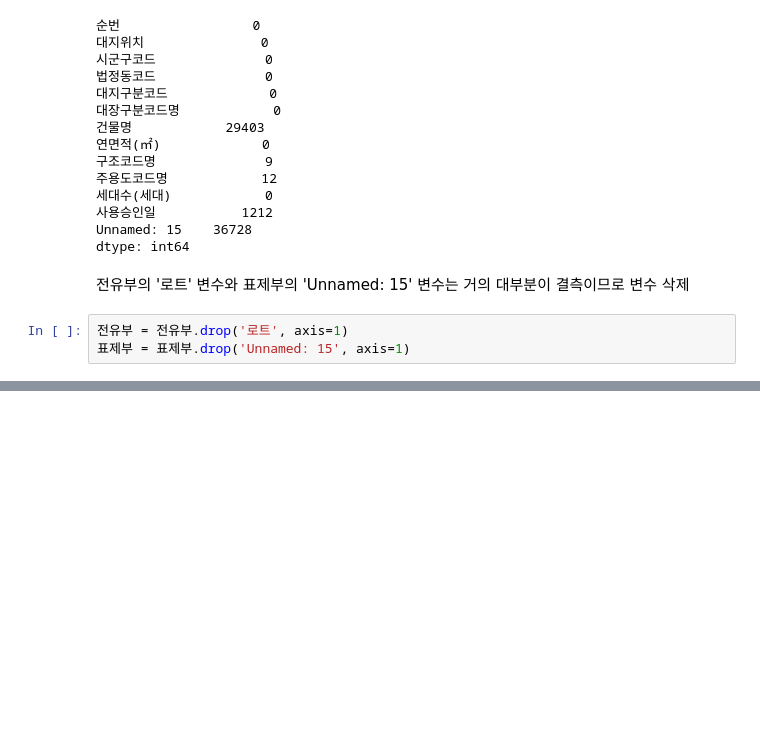
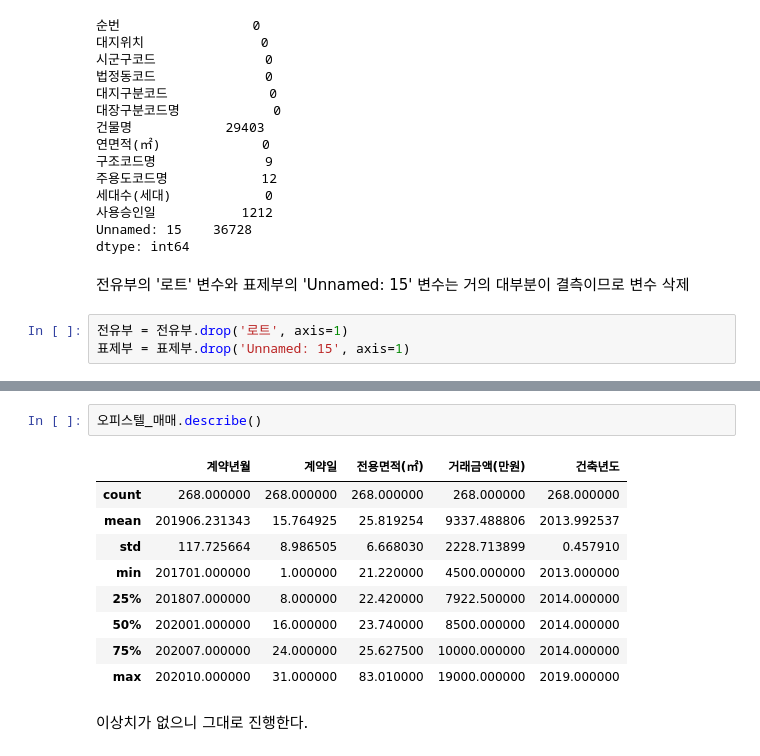
Before and after one commit to oni-ss/competition, a Jupyter notebook: sejong/sejong_sion.ipynb, the cells around one changed output, grey strips where cells are left out. Saved outputs shown, nothing was run; the diff lists cells and outputs as text; blank space fills up the shorter version.

```diff
--- a/sejong/sejong_sion.ipynb
+++ b/sejong/sejong_sion.ipynb
@@ -147,0 +223,14 @@ Name: 사용승인일, dtype: float64
+# %%
+오피스텔_매매.describe()
+# %% [output]
+|  | 계약년월 | 계약일 | 전용면적(㎡) | 거래금액(만원) | 건축년도 |
+| count | 268.000000 | 268.000000 | 268.000000 | 268.000000 | 268.000000 |
+| mean | 201906.231343 | 15.764925 | 25.819254 | 9337.488806 | 2013.992537 |
+| std | 117.725664 | 8.986505 | 6.668030 | 2228.713899 | 0.457910 |
+| min | 201701.000000 | 1.000000 | 21.220000 | 4500.000000 | 2013.000000 |
+| 25% | 201807.000000 | 8.000000 | 22.420000 | 7922.500000 | 2014.000000 |
+| 50% | 202001.000000 | 16.000000 | 23.740000 | 8500.000000 | 2014.000000 |
+| 75% | 202007.000000 | 24.000000 | 25.627500 | 10000.000000 | 2014.000000 |
+| max | 202010.000000 | 31.000000 | 83.010000 | 19000.000000 | 2019.000000 |
+# %% [markdown]
+이상치가 없으니 그대로 진행한다.
```
Also changed, not shown: parts of 25 cells of this notebook.
